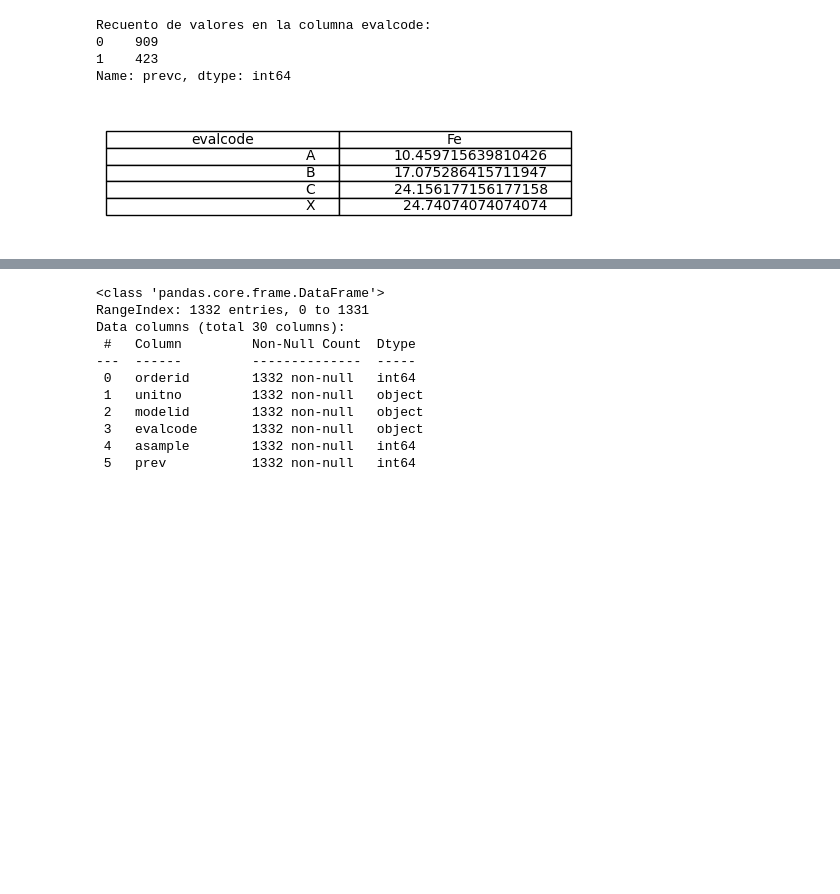
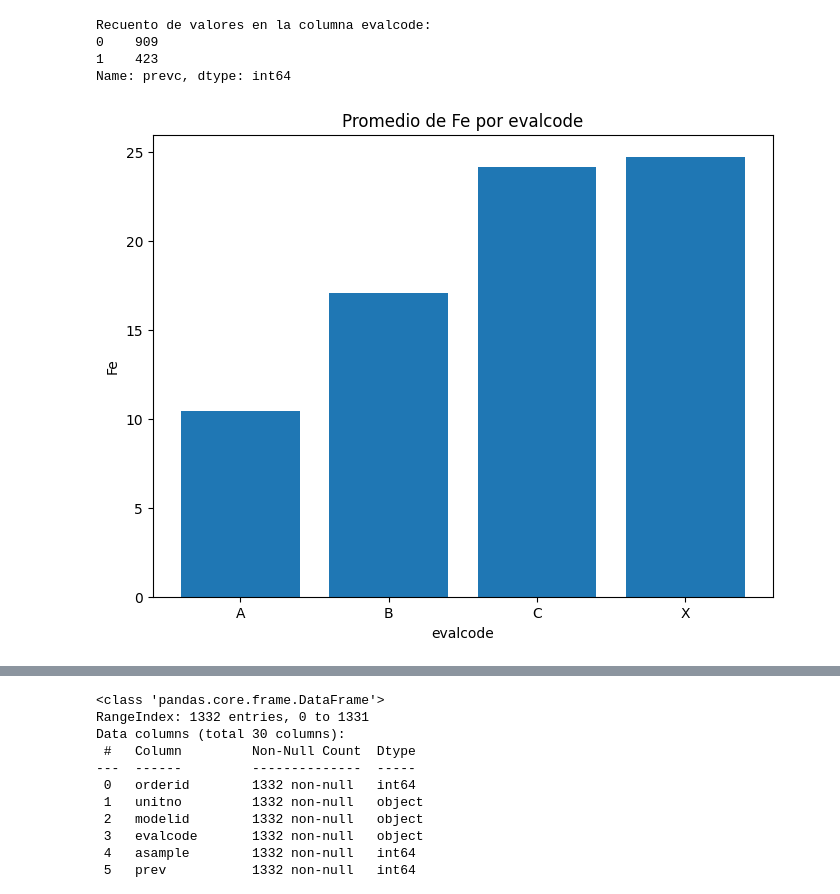
Before and after one commit to FUkrell/TrabajoEspecialista, a Jupyter notebook: Federico_Krell_Trabajo_Especialista_UBA.ipynb, the cells around one changed output, grey strips where cells are left out. Drawn from its saved outputs; the diff is of its cells as text; code cells hidden in the pictures; blank space fills up the shorter version.

```diff
--- a/Federico_Krell_Trabajo_Especialista_UBA.ipynb
+++ b/Federico_Krell_Trabajo_Especialista_UBA.ipynb
@@ -106,28 +103,25 @@ Recuento de valores en la columna evalcode:
 1    423
 Name: prevc, dtype: int64
 # %%
-
 import matplotlib.pyplot as plt
 grouped_means = df.groupby('evalcode')['Fe'].mean()
 
 # Convierte la serie en un DataFrame y agrega una columna con los nombres de las filas
 table_df = pd.DataFrame(grouped_means).reset_index()
 
-fig, ax = plt.subplots(figsize=(6, 6))
-# Ajusta los márgenes de la figura
-fig.subplots_adjust(top=0.6, bottom=0.4)
+# Crea el gráfico de barras
+fig, ax = plt.subplots(figsize=(8, 6))
+ax.bar(table_df['evalcode'], table_df['Fe'])
 
-# Oculta los ejes
-ax.axis('tight')
-ax.axis('off')
+# Agrega etiquetas y título
+ax.set_xlabel('evalcode')
+ax.set_ylabel('Fe')
+ax.set_title('Promedio de Fe por evalcode')
 
-# Crea la tabla y agrega a la figura
-ax.table(cellText=table_df.values, colLabels=table_df.columns, loc='center')
-
-# Muestra la figura
+# Muestra el gráfico
 plt.show()
 # %% [output]
-[figure, old version]
+[figure, new version]
 # %%
 grouped_means = df.groupby('evalcode')['Pb'].mean()
 
```
Also changed, not shown: parts of 39 cells of this notebook.
